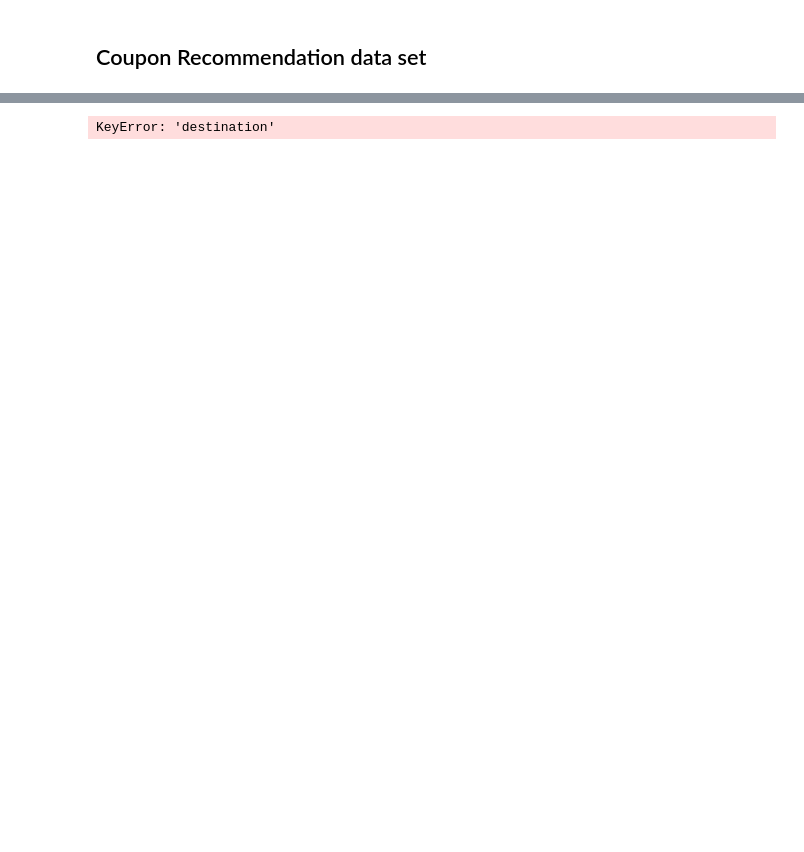
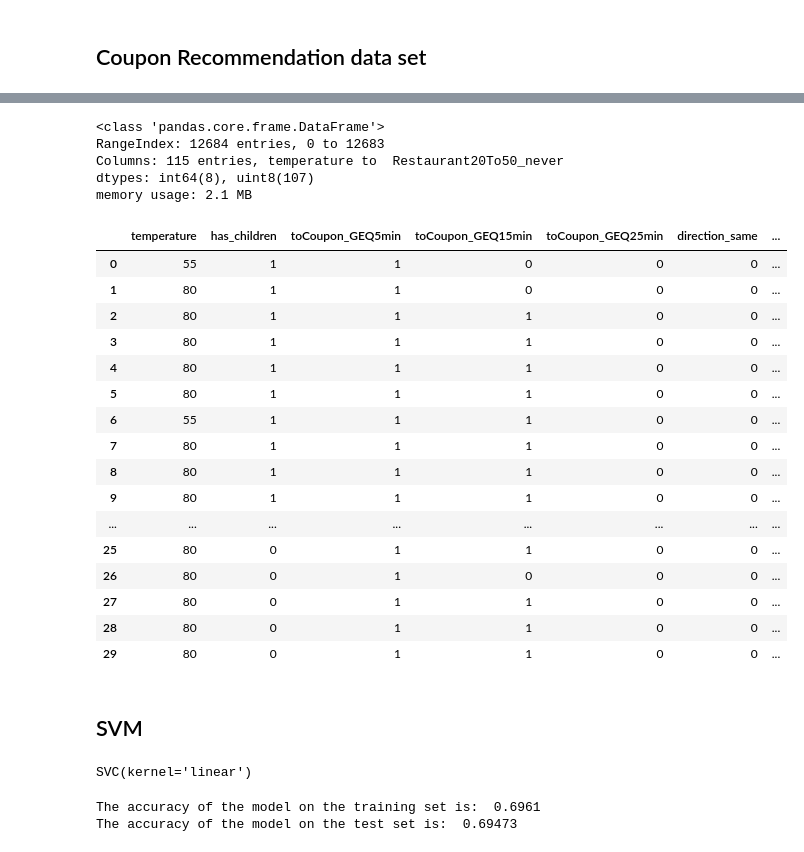
Before and after one commit to davisjrule/urop-pilot-study-datasets, a Jupyter notebook: pilot-study-coupon-recommendation.ipynb, the cells around one changed output, grey strips where cells are left out. Drawn from its saved outputs; the diff is of its cells as text; code cells hidden in the pictures; blank space fills up the shorter version.

Commit message:
Updated coupon recommendation notebook

```diff
--- a/pilot-study-coupon-recommendation.ipynb
+++ b/pilot-study-coupon-recommendation.ipynb
@@ -84,15 +83,61 @@ memory usage: 2.5+ MB
 # %%
 destination = pd.get_dummies(df['destination'], prefix='destination')
 passenger = pd.get_dummies(df['passenger'], prefix='passenger')
 weather = pd.get_dummies(df['weather'], prefix='weather')
+time = pd.get_dummies(df['time'], prefix='time')
+coupon = pd.get_dummies(df['coupon'], prefix='coupon')
+expiration = pd.get_dummies(df['expiration'], prefix='expiration')
 gender = pd.get_dummies(df['gender'], prefix='gender')
+age = pd.get_dummies(df['age'], prefix='age')
+maritalStatus = pd.get_dummies(df['maritalStatus'], prefix='maritalStatus')
+education = pd.get_dummies(df['education'], prefix='education')
+occupation = pd.get_dummies(df['occupation'], prefix='occupation')
+income = pd.get_dummies(df['income'], prefix='income')
+car = pd.get_dummies(df['car'], prefix='car')
+Bar = pd.get_dummies(df['Bar'], prefix='Bar')
+CoffeeHouse = pd.get_dummies(df['CoffeeHouse'], prefix='CoffeeHouse')
+CarryAway = pd.get_dummies(df['CarryAway'], prefix='CarryAway')
+RestaurantLessThan20 = pd.get_dummies(df['RestaurantLessThan20'], prefix='RestaurantLessThan20')
+Restaurant20To50 = pd.get_dummies(df[' Restaurant20To50'], prefix=' Restaurant20To50')
 
-new_df = df.join([destination, passenger, weather, gender])
-drop_cols = ["destination", "passenger", "weather"]
+
+
+new_df = df.join([destination, passenger, weather, time, coupon, expiration, gender, age, maritalStatus, education,
+                  occupation, income, car, Bar, CoffeeHouse, CarryAway, RestaurantLessThan20, Restaurant20To50])
+drop_cols = ['destination', 'passenger', 'weather', 'time', 'coupon', 'expiration', 'gender', 'age',
+            'maritalStatus', 'education', 'occupation', 'income', 'car', 'Bar', 'CoffeeHouse',
+            'CarryAway', 'RestaurantLessThan20', ' Restaurant20To50']
 new_df = new_df.drop(columns=drop_cols, axis=1)
 new_df.columns
+
+pd.set_option('display.max_columns', None)
+
+
+new_df.info()
+new_df.head(30)
 # %% [output]
-KeyError: 'destination'
+<class 'pandas.core.frame.DataFrame'>
+RangeIndex: 12684 entries, 0 to 12683
+Columns: 115 entries, temperature to  Restaurant20To50_never
+dtypes: int64(8), uint8(107)
+memory usage: 2.1 MB
+|  | temperature | has_children | toCoupon_GEQ5min | toCoupon_GEQ15min | toCoupon_GEQ25min | direction_same | ... |
+| 0 | 55 | 1 | 1 | 0 | 0 | 0 | ... |
+| 1 | 80 | 1 | 1 | 0 | 0 | 0 | ... |
+| 2 | 80 | 1 | 1 | 1 | 0 | 0 | ... |
+| 3 | 80 | 1 | 1 | 1 | 0 | 0 | ... |
+| 4 | 80 | 1 | 1 | 1 | 0 | 0 | ... |
+| 5 | 80 | 1 | 1 | 1 | 0 | 0 | ... |
+| 6 | 55 | 1 | 1 | 1 | 0 | 0 | ... |
+| 7 | 80 | 1 | 1 | 1 | 0 | 0 | ... |
+| 8 | 80 | 1 | 1 | 1 | 0 | 0 | ... |
+| 9 | 80 | 1 | 1 | 1 | 0 | 0 | ... |
+| ... | ... | ... | ... | ... | ... | ... | ... |
+| 25 | 80 | 0 | 1 | 1 | 0 | 0 | ... |
+| 26 | 80 | 0 | 1 | 0 | 0 | 0 | ... |
+| 27 | 80 | 0 | 1 | 1 | 0 | 0 | ... |
+| 28 | 80 | 0 | 1 | 1 | 0 | 0 | ... |
+| 29 | 80 | 0 | 1 | 1 | 0 | 0 | ... |
 # %%
 # Break dataset into train and test data
 
@@ -103,0 +161,25 @@ y_df = df[label]
+# %% [markdown]
+## SVM
+# %%
+from sklearn import svm
+
+clf = svm.SVC(kernel='linear')
+clf.fit(X_train, y_train)
+# %% [output]
+SVC(kernel='linear')
+# %%
+#Training accuracy
+train_pred = clf.predict(X_train).tolist()
+same_train = sum(x == y for x, y in zip(train_pred, y_train.tolist()))
+accuracy_train = round(same_train/ len(train_pred), 5)
+
+#Test set accuracy
+predictions = clf.predict(X_test).tolist()
+same_test = sum(x == y for x, y in zip(predictions, y_test.tolist()))
+accuracy_test = round(same_test / len(predictions), 5)
+
+print("The accuracy of the model on the training set is: ", accuracy_train)
+print("The accuracy of the model on the test set is: ", accuracy_test)
+# %% [output]
+The accuracy of the model on the training set is:  0.6961
+The accuracy of the model on the test set is:  0.69473
```
Also changed, not shown: parts of 16 cells of this notebook.
